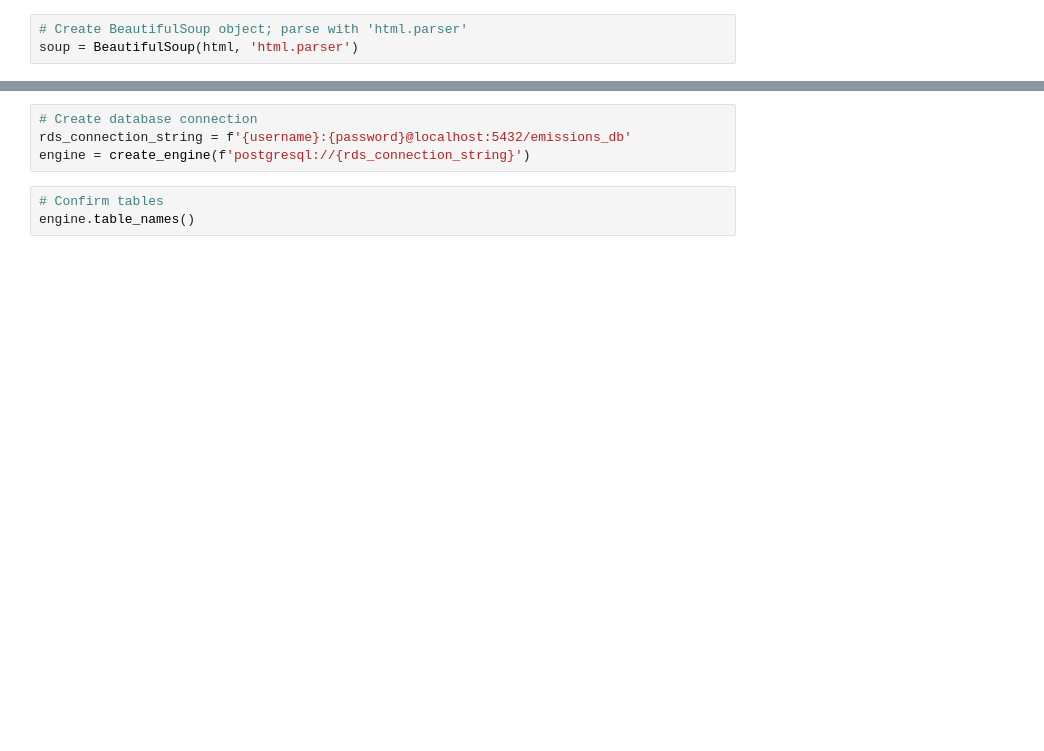
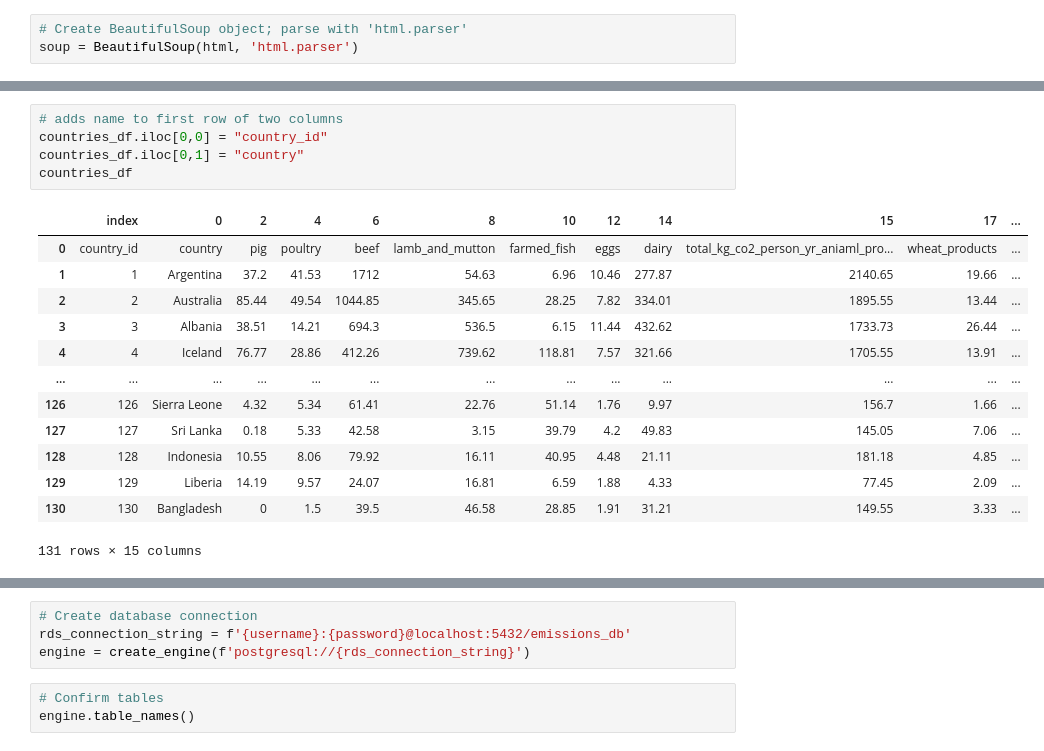
Before and after one commit to sfroonjian/ETL-Greenhouse-Gas-Emissions, a Jupyter notebook: sandy-etl-carbon-emissions.ipynb, the cells around one changed output, grey strips where cells are left out. Saved outputs shown, nothing was run; the diff lists cells and outputs as text; blank space fills up the shorter version.

```diff
--- a/sandy-etl-carbon-emissions.ipynb
+++ b/sandy-etl-carbon-emissions.ipynb
@@ -446,0 +237,19 @@ merged_df
+# %%
+# adds name to first row of two columns
+countries_df.iloc[0,0] = "country_id"
+countries_df.iloc[0,1] = "country"
+countries_df
+# %% [output]
+|  | index | 0 | 2 | 4 | 6 | 8 | 10 | 12 | 14 | 15 | 17 | ... |
+| 0 | country_id | country | pig | poultry | beef | lamb_and_mutton | farmed_fish | eggs | dairy | total_kg_co2_person_yr_aniaml_pro... | wheat_products | ... |
+| 1 | 1 | Argentina | 37.2 | 41.53 | 1712 | 54.63 | 6.96 | 10.46 | 277.87 | 2140.65 | 19.66 | ... |
+| 2 | 2 | Australia | 85.44 | 49.54 | 1044.85 | 345.65 | 28.25 | 7.82 | 334.01 | 1895.55 | 13.44 | ... |
+| 3 | 3 | Albania | 38.51 | 14.21 | 694.3 | 536.5 | 6.15 | 11.44 | 432.62 | 1733.73 | 26.44 | ... |
+| 4 | 4 | Iceland | 76.77 | 28.86 | 412.26 | 739.62 | 118.81 | 7.57 | 321.66 | 1705.55 | 13.91 | ... |
+| ... | ... | ... | ... | ... | ... | ... | ... | ... | ... | ... | ... | ... |
+| 126 | 126 | Sierra Leone | 4.32 | 5.34 | 61.41 | 22.76 | 51.14 | 1.76 | 9.97 | 156.7 | 1.66 | ... |
+| 127 | 127 | Sri Lanka | 0.18 | 5.33 | 42.58 | 3.15 | 39.79 | 4.2 | 49.83 | 145.05 | 7.06 | ... |
+| 128 | 128 | Indonesia | 10.55 | 8.06 | 79.92 | 16.11 | 40.95 | 4.48 | 21.11 | 181.18 | 4.85 | ... |
+| 129 | 129 | Liberia | 14.19 | 9.57 | 24.07 | 16.81 | 6.59 | 1.88 | 4.33 | 77.45 | 2.09 | ... |
+| 130 | 130 | Bangladesh | 0 | 1.5 | 39.5 | 46.58 | 28.85 | 1.91 | 31.21 | 149.55 | 3.33 | ... |
+131 rows × 15 columns
```
Also changed, not shown: parts of 50 cells of this notebook, 4 other files.
